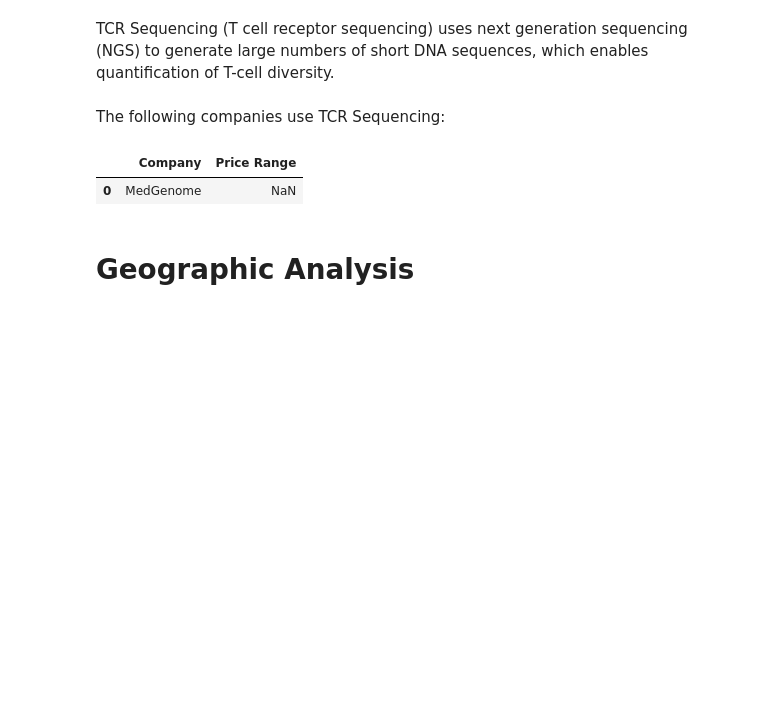
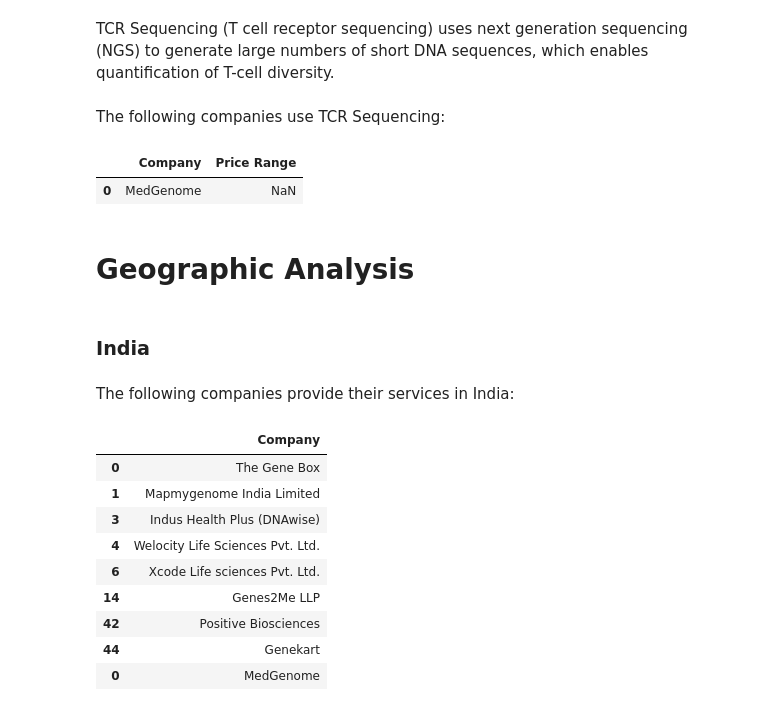
Before and after one commit to bhaveshpancholi/Competitor-Anlysis, a Jupyter notebook: Competitor Analysis.ipynb, the cells around one changed output. Drawn from its saved outputs; the diff is of its cells as text; code cells hidden in the pictures; blank space fills up the shorter version.

```diff
--- a/Competitor Analysis.ipynb
+++ b/Competitor Analysis.ipynb
@@ -1100,3 +1100,23 @@ tcrsdf
 | 0 | MedGenome | NaN |
 # %% [markdown]
 # Geographic Analysis
+# %% [markdown]
+### India
+# %% [markdown]
+The following companies provide their services in India:
+# %%
+x=df[['Company']][df.Country=='India']
+c={'Company': ['MedGenome']}
+cdf=pd.DataFrame(c)
+x.append(cdf)
+# %% [output]
+|  | Company |
+| 0 | The Gene Box |
+| 1 | Mapmygenome India Limited |
+| 3 | Indus Health Plus (DNAwise) |
+| 4 | Welocity Life Sciences Pvt. Ltd. |
+| 6 | Xcode Life sciences Pvt. Ltd. |
+| 14 | Genes2Me LLP |
+| 42 | Positive Biosciences |
+| 44 | Genekart |
+| 0 | MedGenome |
```
Also changed, not shown: parts of 24 cells of this notebook.
